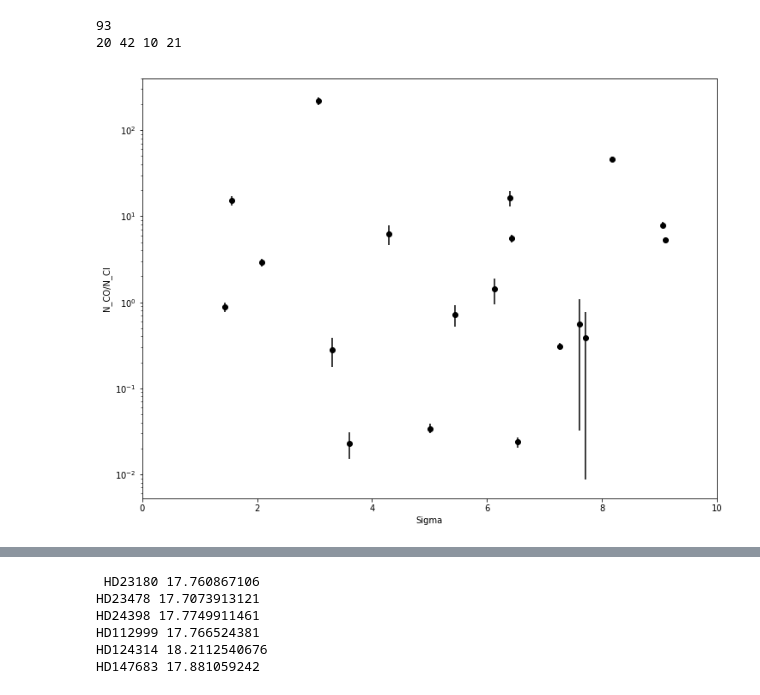
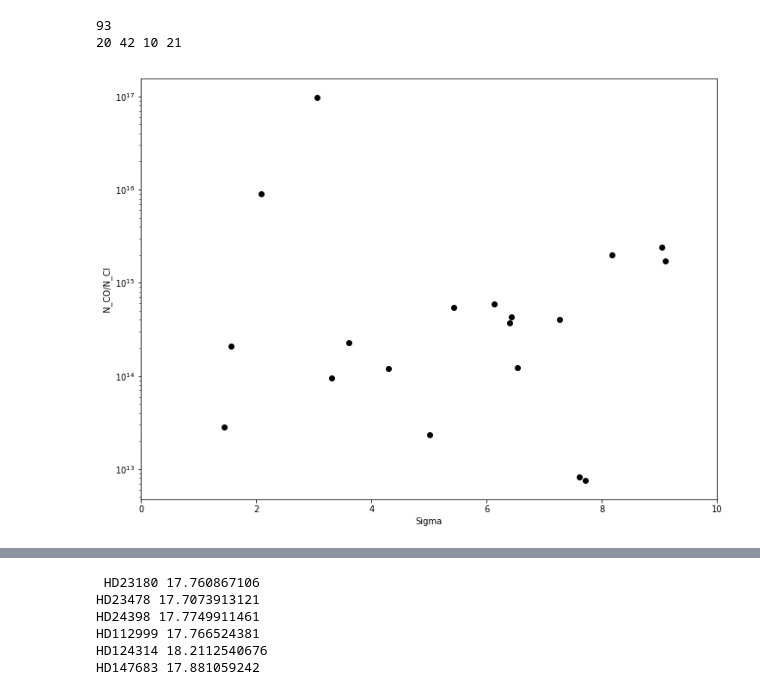
Before and after one commit to codydirks/PGCC_HST, a Jupyter notebook: Behind_Sightline_Analysis.ipynb, the cells around one changed output, grey strips where cells are left out. Drawn from its saved outputs; the diff is of its cells as text; code cells hidden in the pictures.

Commit message:
Revamped LineInfo class and added N_CO plot for updated CO data

```diff
--- a/Behind_Sightline_Analysis.ipynb
+++ b/Behind_Sightline_Analysis.ipynb
@@ -400,6 +412,7 @@ subplt.axhline(0,0,1,color='k',ls='--',zorder=0)
 c_lines=[1328.833, 1280.1353]
 cl_lines=[1379.5279,1347.2396]
 co_lines=[1544.448,1509.748,1477.565,1447.352,1419.044,1392.525,1367.623,1344.186,1322.15,1301.403,1281.866,1263.433,1246.059]
+co_lines.reverse()
 
 fig=plt.figure(figsize=(12,9))
 subplt1=plt.subplot(111)
@@ -411,43 +424,59 @@ subplt1.set_yscale('log')
 for sample in [primary_sample]:#, secondary_sample,in_front_sample,ambiguous_sample):
     for sl in sample:
         sightline=sl[0]
+        #print sightline
         ra,dec=sl[1]
         pgcc=sl[2]
         r_dist=get_r_dist(pgcc,ra.value,dec.value)
         # Finds ClI result file
         for cl_line in cl_lines:
             cl_res=[x for x in os.listdir(x1d_dir+sl[0]+'/E140H') if x.endswith(str(int(cl_line))+'_results.txt')]
             if len(cl_res)>0:
                 break
 
         for co_line in co_lines:
             co_res=[x for x in os.listdir(x1d_dir+sl[0]+'/E140H') if x.endswith(str(int(co_line))+'_results.txt')]
             if len(co_res)>0:
                 break
         with open(x1d_dir+sl[0]+'/E140H/'+co_res[0]) as co_fl:
             co_dat=[x.strip() for x in co_fl.read().strip().split('\n')]
-            #print co_dat[2].split()[4]
-            co_vel= float(co_dat[2].split()[4])
-            co_n=float(co_dat[-1].split()[3])
-            co_err=float(co_dat[-1].split()[6])
+            co_dat=filter(None,co_dat)
+            vel_comps=list(set([float(x.split()[4]) for x in co_dat[2:] if x.startswith('CO_')]))
+            co_comps=[]
+            for line in co_dat:
+                if line.startswith('CO_'):
+                    l=LineInfo(line,co_dat[co_dat.index(line)+1])
+                    co_comps.append(l)
+        mx_n=0.
+        for vel in vel_comps:
+            if np.log10(sum([x.n for x in co_comps if x.v == vel]))>mx_n:
+                strongest_vel_comp=vel
+                mx_n=np.log10(sum([x.n for x in co_comps if x.v == vel]))
 
+        strongest_co_comp=[x for x in co_comps if x.v==strongest_vel_comp]
         cl_comps=[]
         cl_comp=None
         closest=100000
         with open(x1d_dir+sl[0]+'/E140H/'+cl_res[0]) as cl_fl:
             cl_dat=[x.strip() for x in cl_fl.read().split('\n')]
             for line in cl_dat:
                 if line.startswith('Cl_I'):
                     a=LineInfo(line,cl_dat[cl_dat.index(line)+1])
                     cl_comps.append(a)
-                    if abs(a.v-co_vel)<closest:
-                        closest=abs(a.v-co_vel)
+                    if abs(a.v-strongest_vel_comp)<closest:
+                        closest=abs(a.v-strongest_vel_comp)
                         cl_comp=a
 
-        err=(co_n/cl_comp.n)*np.sqrt((co_err/co_n)**2+(cl_comp.n_err/cl_comp.n)**2)
-        subplt1.errorbar(r_dist,co_n/cl_comp.n,yerr=err,marker='o',color='k')
+
+        #print strongest_co_comp[0].v
+        #print cl_comp.v
+        #print strongest_co_comp[0].v-cl_comp.v
+        #print
+        #sum_err=(co_n/cl_comp.n)*np.sqrt((co_err/co_n)**2+(cl_comp.n_err/cl_comp.n)**2)
+        #subplt1.errorbar(r_dist,co_n,yerr=co_err,marker='o',color='k')
+        subplt1.plot(r_dist,sum([x.n for x in strongest_co_comp]),'ko')
 # %% [output]
-[figure, old version]
+[figure, new version]
 # %%
 fig=plt.figure(figsize=(12,9))
 subplt1=plt.subplot(111)
```
Also changed, not shown: parts of 2 cells of this notebook.
